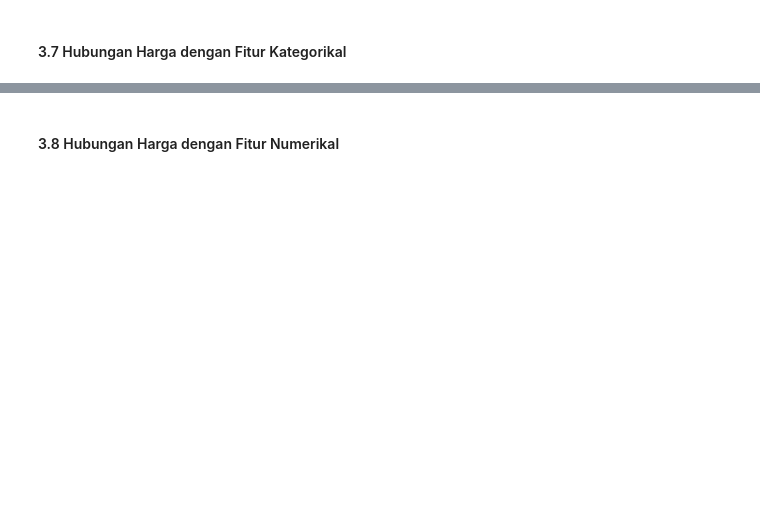
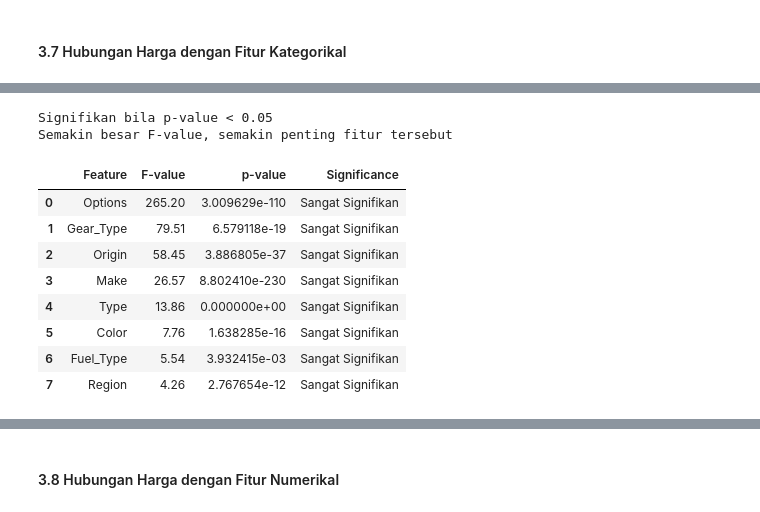
Before and after one commit to evelioexcellenta/Saudi-Car-Prediction, a Jupyter notebook: Final Project v4.ipynb, the cells around one changed output, grey strips where cells are left out. Saved outputs shown, nothing was run; the diff lists cells and outputs as text; code cells hidden in the pictures; blank space fills up the shorter version.

```diff
--- a/Final Project v4.ipynb
+++ b/Final Project v4.ipynb
@@ -661,0 +750,50 @@ fig.show()
+# %%
+import pandas as pd
+import statsmodels.api as sm
+from statsmodels.formula.api import ols
+
+# Ambil semua fitur kategorikal
+categorical_features = df.select_dtypes(include='object').columns.tolist()
+
+# Inisialisasi list hasil
+anova_results = []
+print("Signifikan bila p-value < 0.05")
+print("Semakin besar F-value, semakin penting fitur tersebut")
+# Loop untuk setiap fitur kategorikal
+for col in categorical_features:
+    model = ols(f'Price ~ C({col})', data=df).fit()
+    anova = sm.stats.anova_lm(model, typ=2)
+    f_val = anova['F'][0]
+    p_val = anova['PR(>F)'][0]
+
+    if p_val < 0.01:
+        level = "Sangat Signifikan"
+    elif p_val < 0.05:
+        level = "Signifikan"
+    elif p_val < 0.1:
+        level = "Kurang Signifikan"
+    else:
+        level = "Tidak Signifikan"
+
+    anova_results.append({
+        'Feature': col,
+        'F-value': round(f_val, 2),
+        'p-value': p_val,
+        'Significance': level
+    })
+
+# Tampilkan hasil sebagai DataFrame
+anova_df = pd.DataFrame(anova_results).sort_values(by='F-value', ascending=False).reset_index(drop=True)
+display(anova_df)
+# %% [output]
+Signifikan bila p-value < 0.05
+Semakin besar F-value, semakin penting fitur tersebut
+|  | Feature | F-value | p-value | Significance |
+| 0 | Options | 265.20 | 3.009629e-110 | Sangat Signifikan |
+| 1 | Gear_Type | 79.51 | 6.579118e-19 | Sangat Signifikan |
+| 2 | Origin | 58.45 | 3.886805e-37 | Sangat Signifikan |
+| 3 | Make | 26.57 | 8.802410e-230 | Sangat Signifikan |
+| 4 | Type | 13.86 | 0.000000e+00 | Sangat Signifikan |
+| 5 | Color | 7.76 | 1.638285e-16 | Sangat Signifikan |
+| 6 | Fuel_Type | 5.54 | 3.932415e-03 | Sangat Signifikan |
+| 7 | Region | 4.26 | 2.767654e-12 | Sangat Signifikan |
```
Also changed, not shown: parts of 29 cells of this notebook.
